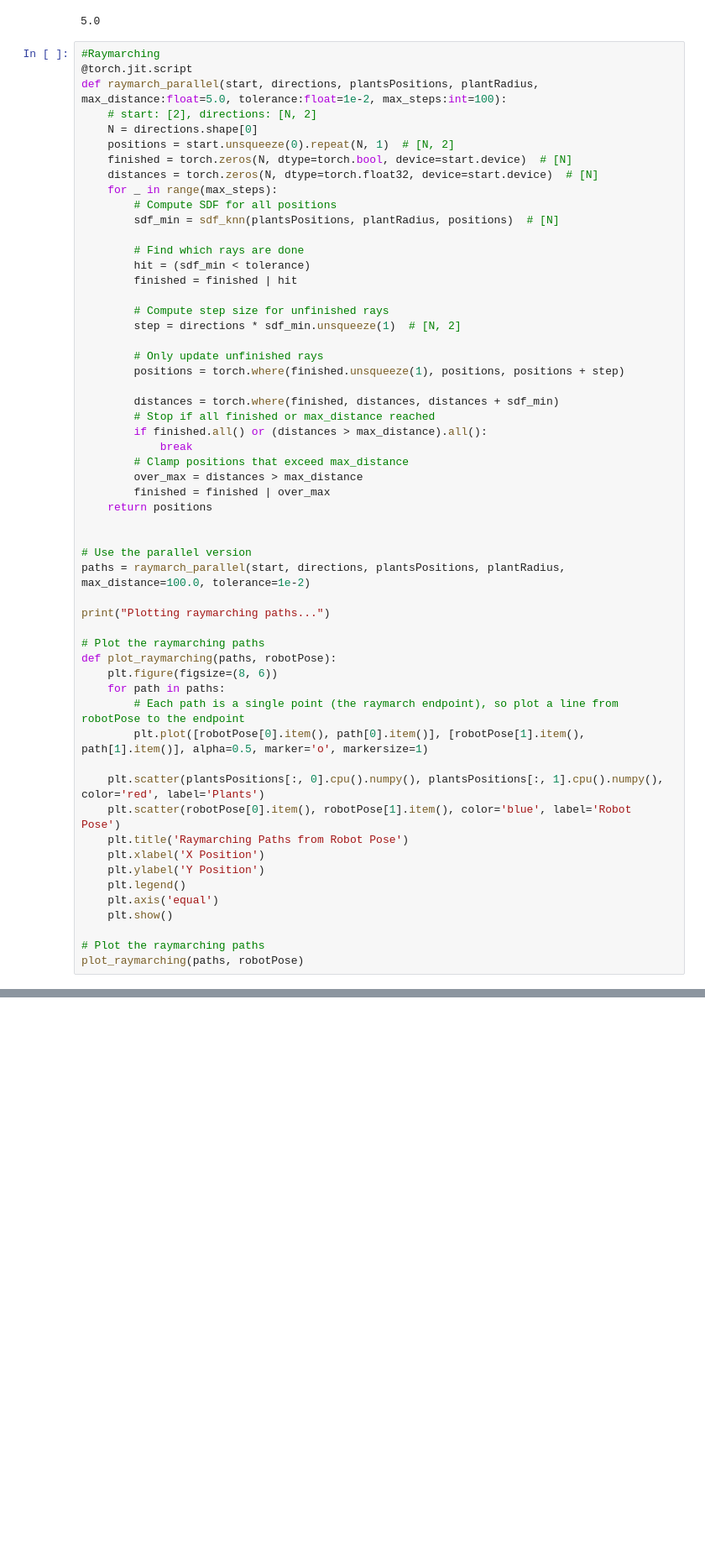
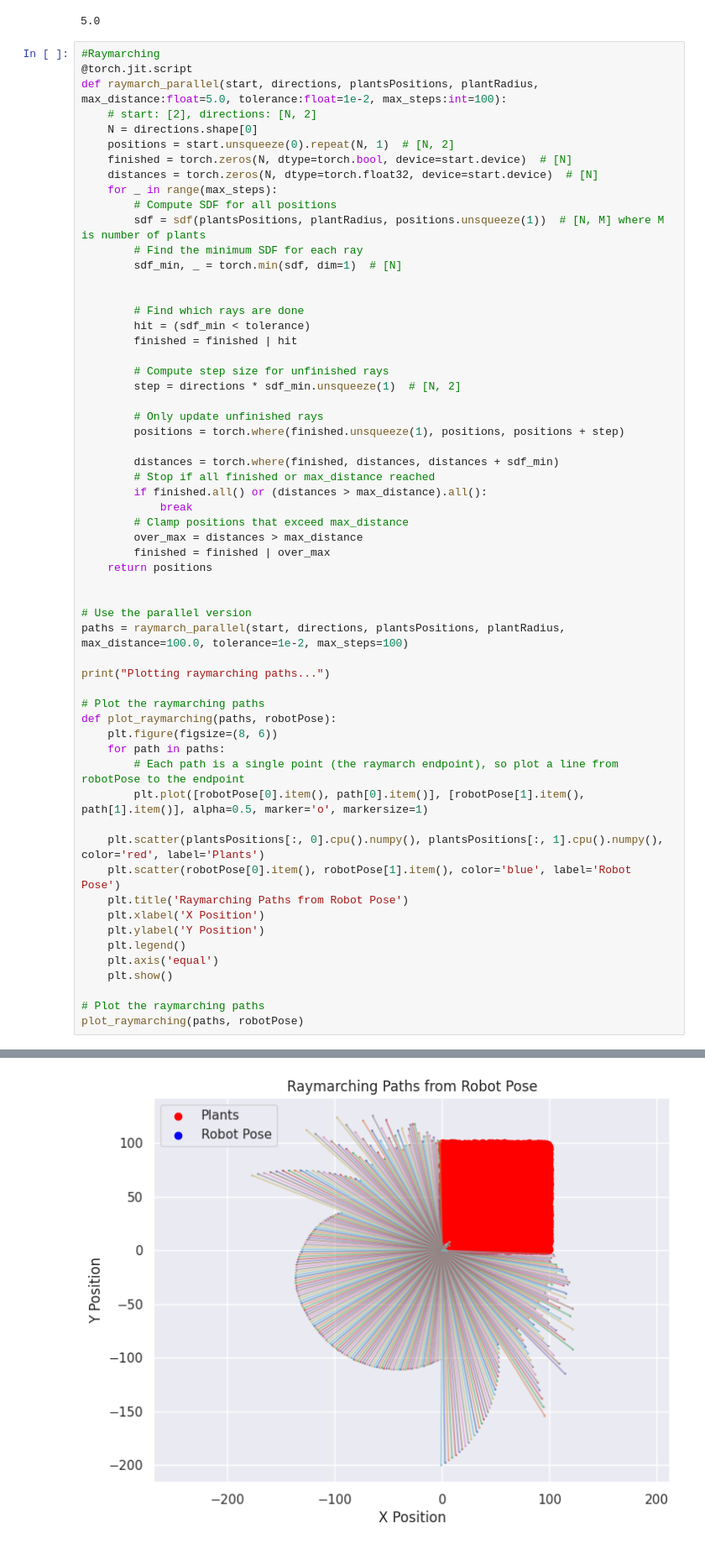
Before and after one commit to AIRLab-POLIMI/FRE25_IsaacLabSym, a Jupyter notebook: source/FRE25_IsaacLabSym/FRE25_IsaacLabSym/tasks/direct/fre25_isaaclabsym/RayMarcher/RayMarcher.ipynb, the cells around one changed output, grey strips where cells are left out. Shown at 84% size. Drawn from its saved outputs; the diff is of its cells as text; blank space fills up the shorter version.

Commit message:
feat: raymarching testings

```diff
--- a/source/FRE25_IsaacLabSym/FRE25_IsaacLabSym/tasks/direct/fre25_isaaclabsym/RayMarcher/RayMarcher.ipynb
+++ b/source/FRE25_IsaacLabSym/FRE25_IsaacLabSym/tasks/direct/fre25_isaaclabsym/RayMarcher/RayMarcher.ipynb
@@ -150,7 +139,10 @@ def raymarch_parallel(start, directions, plantsPositions, plantRadius, max_dista
     distances = torch.zeros(N, dtype=torch.float32, device=start.device)  # [N]
     for _ in range(max_steps):
         # Compute SDF for all positions
-        sdf_min = sdf_knn(plantsPositions, plantRadius, positions)  # [N]
+        sdf = sdf(plantsPositions, plantRadius, positions.unsqueeze(1))  # [N, M] where M is number of plants
+        # Find the minimum SDF for each ray
+        sdf_min, _ = torch.min(sdf, dim=1)  # [N]
+
 
         # Find which rays are done
         hit = (sdf_min < tolerance)
@@ -173,7 +165,7 @@ def raymarch_parallel(start, directions, plantsPositions, plantRadius, max_dista
 
 
 # Use the parallel version
-paths = raymarch_parallel(start, directions, plantsPositions, plantRadius, max_distance=100.0, tolerance=1e-2)
+paths = raymarch_parallel(start, directions, plantsPositions, plantRadius, max_distance=100.0, tolerance=1e-2, max_steps=100)
 
 print("Plotting raymarching paths...")
 
@@ -203 +192,2 @@ Traceback of TorchScript (most recent call last):
+[figure, added]
 # %%
```
Also changed, not shown: parts of 13 cells of this notebook.
